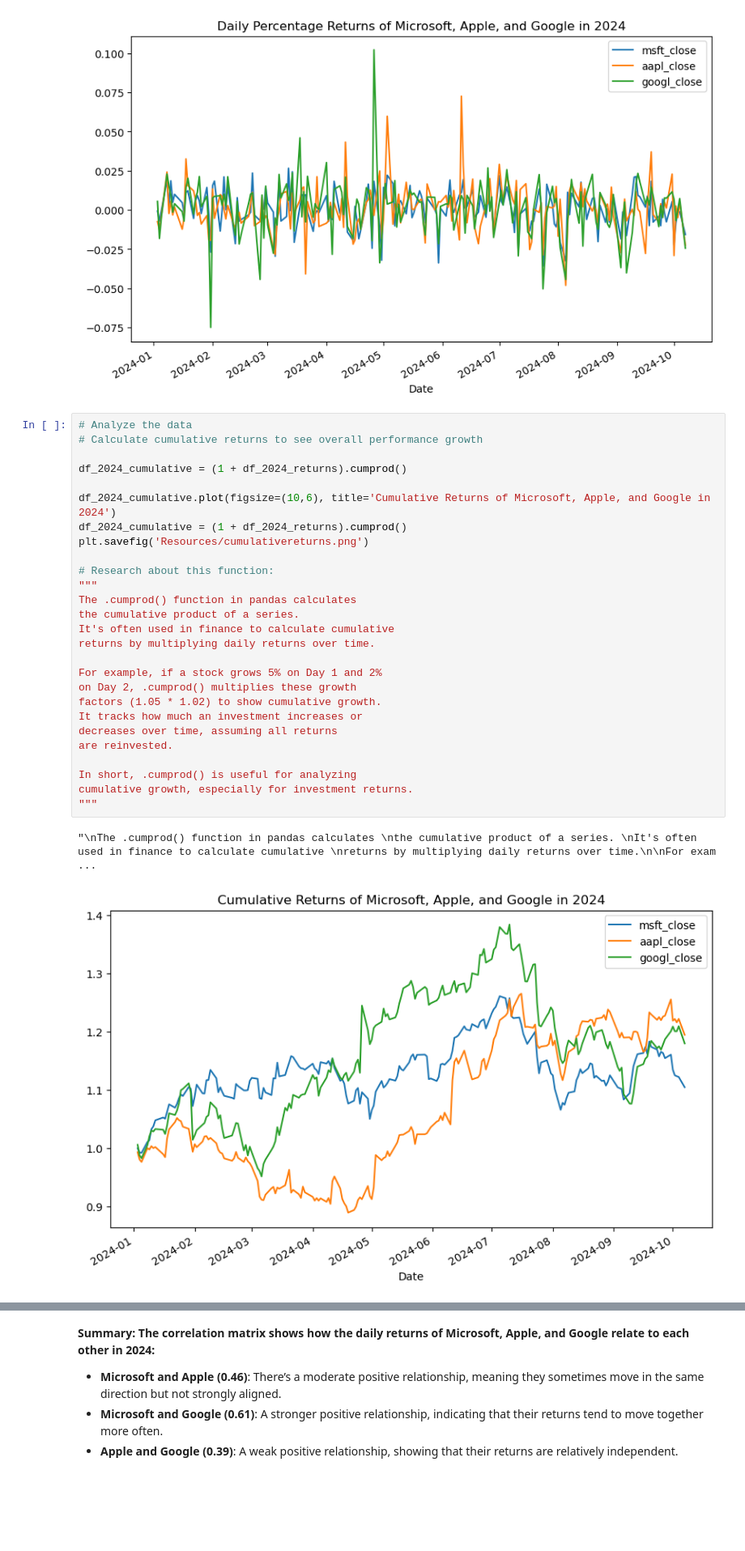
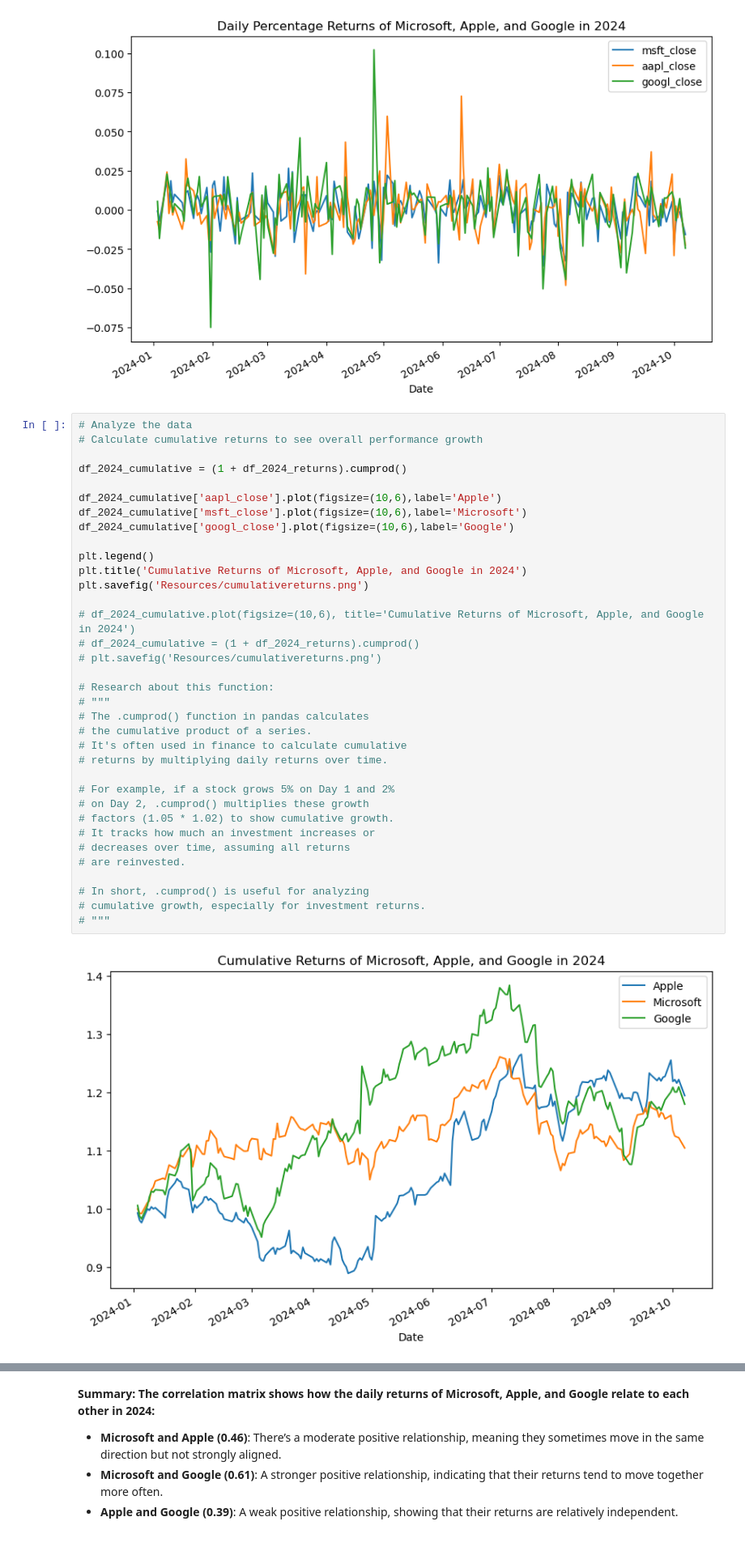
Before and after one commit to Pete1001/Tech_stock_analysis, a Jupyter notebook: Tech_stock_analysis.ipynb, the cells around one changed output, grey strips where cells are left out. Shown at 81% size. Saved outputs shown, nothing was run; the diff lists cells and outputs as text; blank space fills up the shorter version.

```diff
--- a/Tech_stock_analysis.ipynb
+++ b/Tech_stock_analysis.ipynb
@@ -397,33 +403,40 @@ df_2024_returns.plot(figsize=(10, 6), title='Daily Percentage Returns of Microso
 # %%
 # Analyze the data
 # Calculate cumulative returns to see overall performance growth
 
 df_2024_cumulative = (1 + df_2024_returns).cumprod()
 
-df_2024_cumulative.plot(figsize=(10,6), title='Cumulative Returns of Microsoft, Apple, and Google in 2024')
-df_2024_cumulative = (1 + df_2024_returns).cumprod()
+df_2024_cumulative['aapl_close'].plot(figsize=(10,6),label='Apple')
+df_2024_cumulative['msft_close'].plot(figsize=(10,6),label='Microsoft')
+df_2024_cumulative['googl_close'].plot(figsize=(10,6),label='Google')
+
+plt.legend()
+plt.title('Cumulative Returns of Microsoft, Apple, and Google in 2024')
 plt.savefig('Resources/cumulativereturns.png')
 
+# df_2024_cumulative.plot(figsize=(10,6), title='Cumulative Returns of Microsoft, Apple, and Google in 2024')
+# df_2024_cumulative = (1 + df_2024_returns).cumprod()
+# plt.savefig('Resources/cumulativereturns.png')
+
 # Research about this function:
-"""
-The .cumprod() function in pandas calculates
-the cumulative product of a series.
-It's often used in finance to calculate cumulative
-returns by multiplying daily returns over time.
+# """
+# The .cumprod() function in pandas calculates
+# the cumulative product of a series.
+# It's often used in finance to calculate cumulative
+# returns by multiplying daily returns over time.
 
-For example, if a stock grows 5% on Day 1 and 2%
-on Day 2, .cumprod() multiplies these growth
-factors (1.05 * 1.02) to show cumulative growth.
-It tracks how much an investment increases or
-decreases over time, assuming all returns
-are reinvested.
+# For example, if a stock grows 5% on Day 1 and 2%
+# on Day 2, .cumprod() multiplies these growth
+# factors (1.05 * 1.02) to show cumulative growth.
+# It tracks how much an investment increases or
+# decreases over time, assuming all returns
+# are reinvested.
 
-In short, .cumprod() is useful for analyzing
-cumulative growth, especially for investment returns.
-"""
+# In short, .cumprod() is useful for analyzing
+# cumulative growth, especially for investment returns.
+# """
 # %% [output]
-"\nThe .cumprod() function in pandas calculates \nthe cumulative product of a series. \nIt's often used in finance to calculate cumulative \nreturns by multiplying daily returns over time.\n\nFor exam ...
-[figure, old version]
+[figure, new version]
 # %%
 # Calculate correlation between the three stocks
 # Correlation index
```
Also changed, not shown: parts of 27 cells of this notebook, 11 other files.
